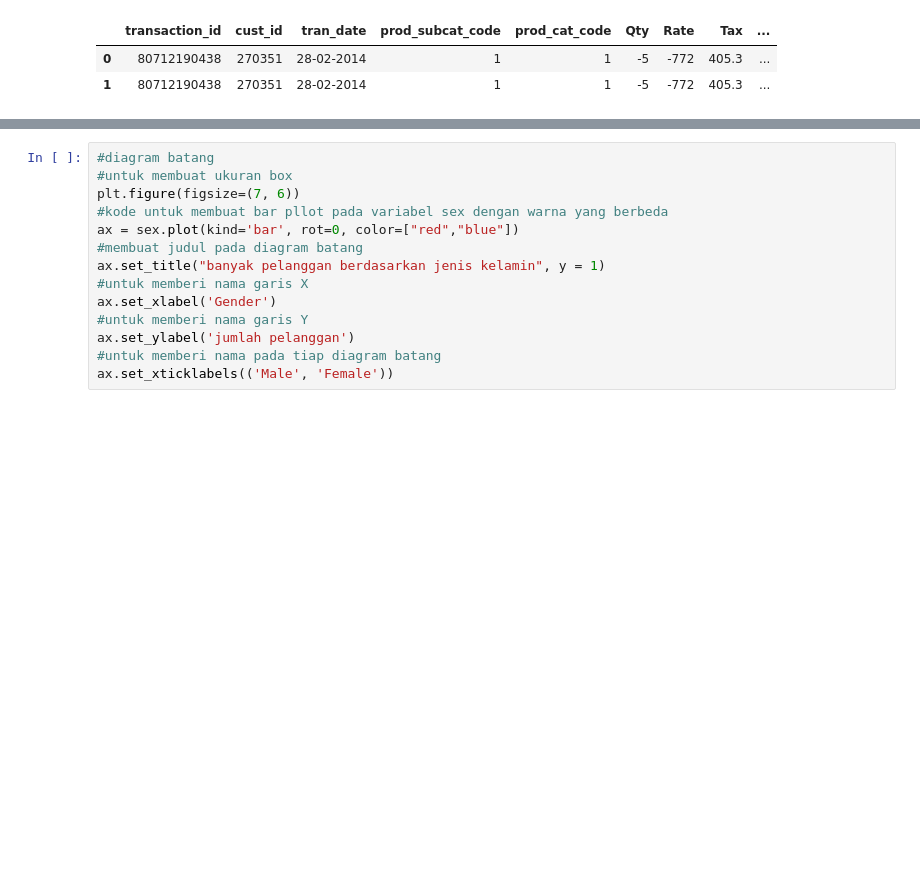
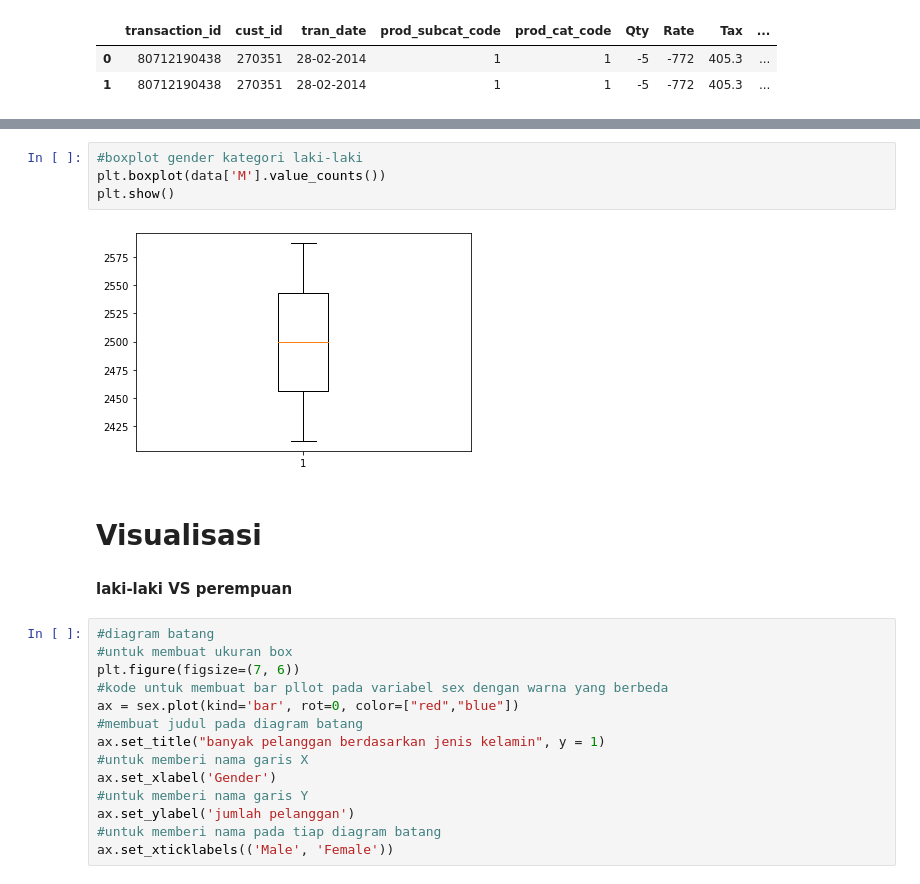
Before and after one commit to ripky/OFA, a Jupyter notebook: QUIS_2_EDA.ipynb, the cells around one changed output, grey strips where cells are left out. Saved outputs shown, nothing was run; the diff lists cells and outputs as text; blank space fills up the shorter version.

```diff
--- a/QUIS_2_EDA.ipynb
+++ b/QUIS_2_EDA.ipynb
@@ -114,3 +174,13 @@ Name: prod_cat, dtype: int64
+# %%
+#boxplot gender kategori laki-laki
+plt.boxplot(data['M'].value_counts())
+plt.show()
+# %% [output]
+[figure, added]
+# %% [markdown]
+# **Visualisasi**
+# %% [markdown]
+**laki-laki VS perempuan**
 # %%
 #diagram batang
 #untuk membuat ukuran box
```
Also changed, not shown: parts of 15 cells of this notebook.
